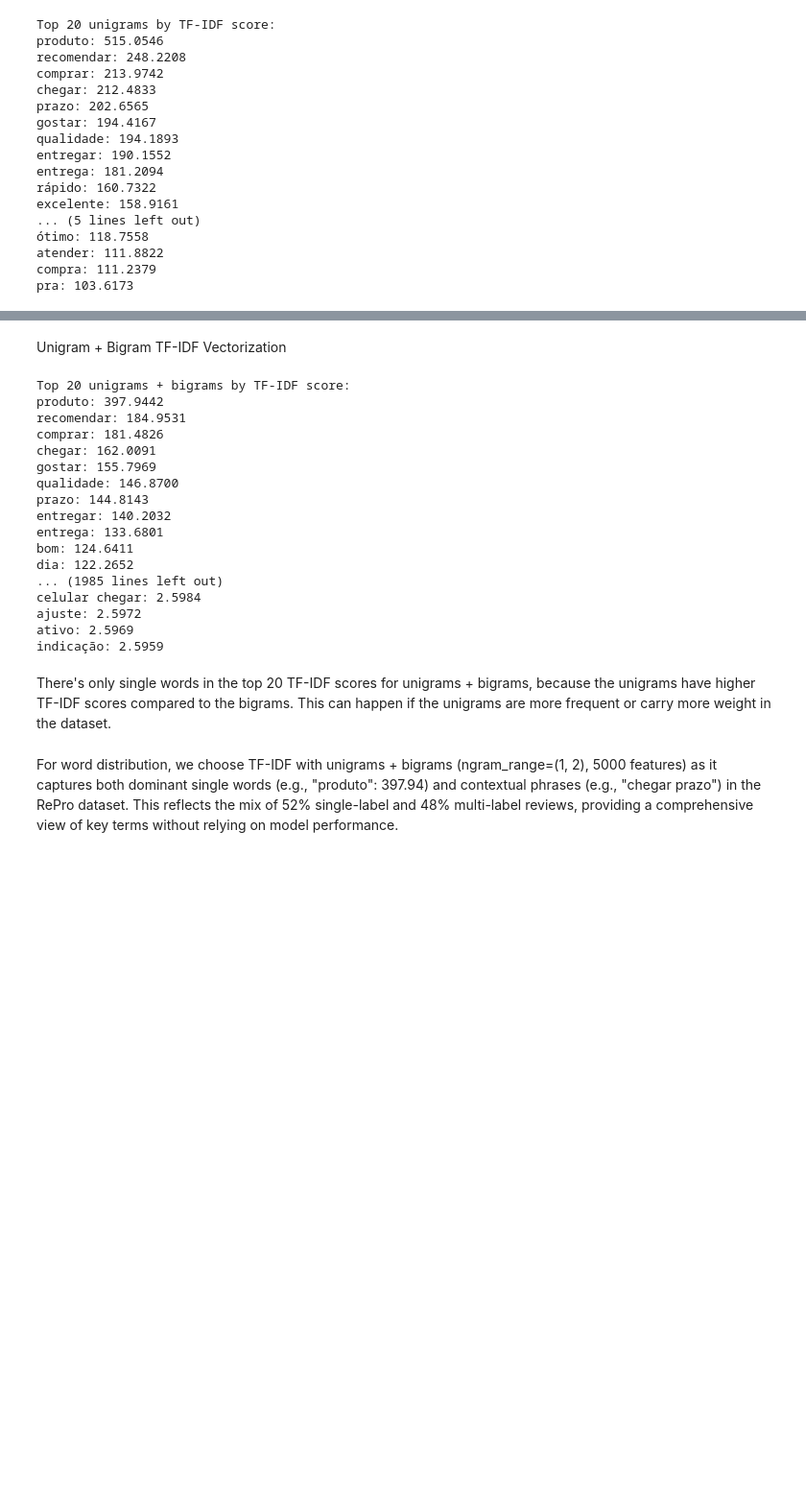
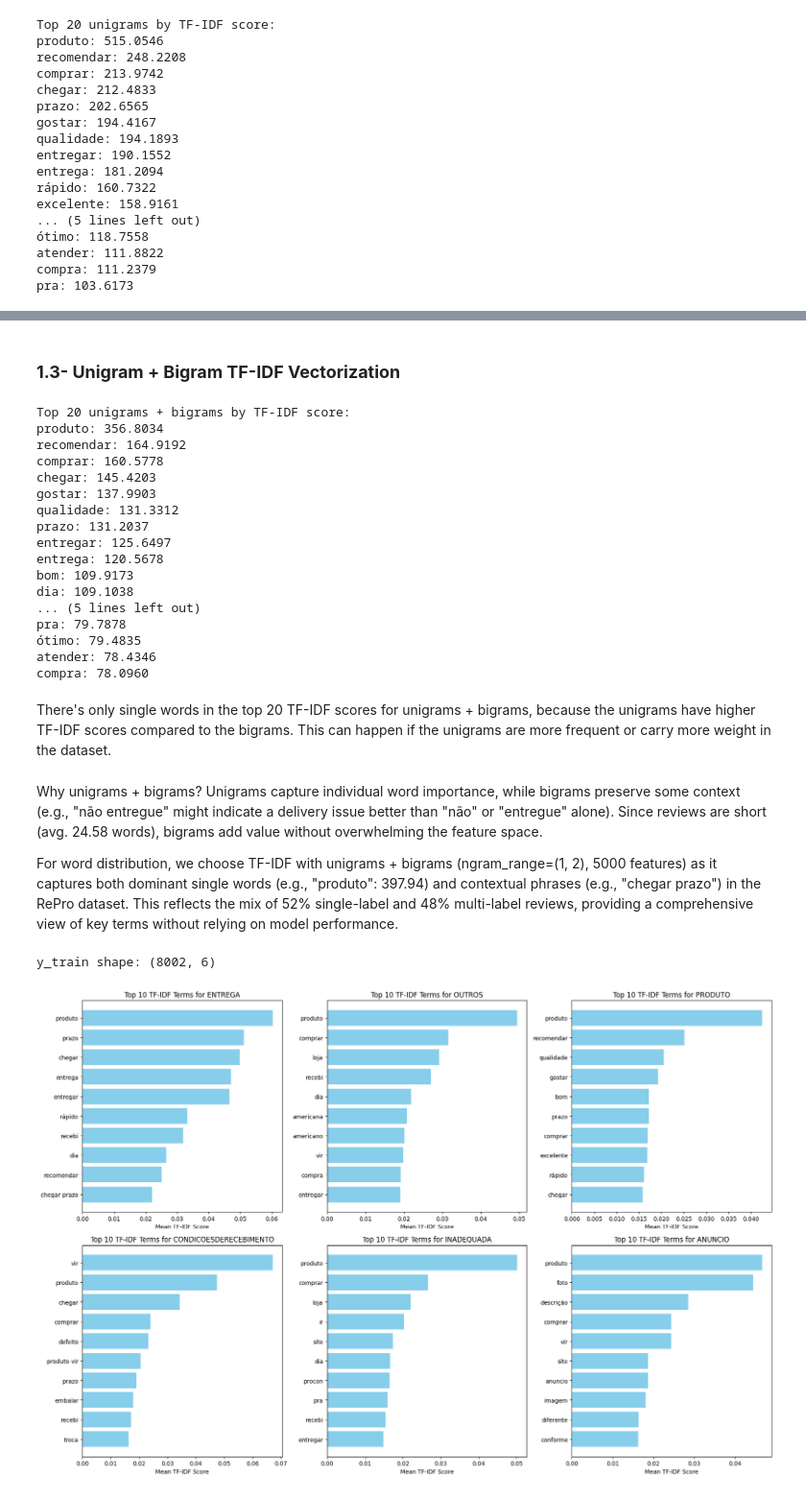
Before and after one commit to martapereira0/NLP-Text_Classification, a Jupyter notebook: main.ipynb, the cells around one changed output, grey strips where cells are left out. Shown at 96% size. Saved outputs shown, nothing was run; the diff lists cells and outputs as text; code cells hidden in the pictures; blank space fills up the shorter version.

```diff
--- a/main.ipynb
+++ b/main.ipynb
@@ -309,17 +415,17 @@ excelente produto: 44.2356
 # %% [markdown]
-Unigram + Bigram TF-IDF Vectorization
+### **1.3- Unigram + Bigram TF-IDF Vectorization**
 # %%
 from sklearn.feature_extraction.text import TfidfVectorizer
 import numpy as np
 
 # Define the TF-IDF vectorizer with unigrams and bigrams
-tfidf_bigram = TfidfVectorizer(max_features=5000, ngram_range=(1, 2))  # Unigrams + bigrams
+tfidf_bigram = TfidfVectorizer(ngram_range=(1, 2), min_df=2)  # Unigrams + bigrams, exclude terms appearing in fewer than 2 times in order to reduce the feature space
 
 # Fit and transform the training data
-X_train_tfidf_bi = tfidf_bigram.fit_transform(train_data['cleaned_reviews'])
+X_train_tfidf_bi = tfidf_bigram.fit_transform(train_data['lemmatized_reviews'])
 # Transform the validation and test data
-X_val_tfidf_bi = tfidf_bigram.transform(val_data['cleaned_reviews'])
-X_test_tfidf_bi = tfidf_bigram.transform(test_data['cleaned_reviews'])
+X_val_tfidf_bi = tfidf_bigram.transform(val_data['lemmatized_reviews'])
+X_test_tfidf_bi = tfidf_bigram.transform(test_data['lemmatized_reviews'])
 
 # Calculate the sum of TF-IDF scores for each feature (word/phrase)
 tfidf_scores_bi = np.asarray(X_train_tfidf_bi.sum(axis=0)).flatten()
@@ -332,28 +438,62 @@ sorted_words_bi = sorted(word_tfidf_scores_bi.items(), key=lambda x: x[1], rever
 
 # Print the top 20 unigrams and bigrams by TF-IDF score
 print("\nTop 20 unigrams + bigrams by TF-IDF score:")
-for word, score in sorted_words_bi[:2000]:
+for word, score in sorted_words_bi[:20]:
     print(f"{word}: {score:.4f}")
 # %% [output]
 Top 20 unigrams + bigrams by TF-IDF score:
-produto: 397.9442
-recomendar: 184.9531
-comprar: 181.4826
-chegar: 162.0091
-gostar: 155.7969
-qualidade: 146.8700
-prazo: 144.8143
-entregar: 140.2032
-entrega: 133.6801
-bom: 124.6411
-dia: 122.2652
-... (1985 lines left out)
-celular chegar: 2.5984
-ajuste: 2.5972
-ativo: 2.5969
-indicação: 2.5959
+produto: 356.8034
+recomendar: 164.9192
+comprar: 160.5778
+chegar: 145.4203
+gostar: 137.9903
+qualidade: 131.3312
+prazo: 131.2037
+entregar: 125.6497
+entrega: 120.5678
+bom: 109.9173
+dia: 109.1038
+... (5 lines left out)
+pra: 79.7878
+ótimo: 79.4835
+atender: 78.4346
+compra: 78.0960
 # %% [markdown]
 There's only single words in the top 20 TF-IDF scores for unigrams + bigrams, because the unigrams have higher TF-IDF scores compared to the bigrams. This can happen if the unigrams are more frequent or carry more weight in the dataset.
 # %% [markdown]
+Why unigrams + bigrams? Unigrams capture individual word importance, while bigrams preserve some context (e.g., "não entregue" might indicate a delivery issue better than "não" or "entregue" alone). Since reviews are short (avg. 24.58 words), bigrams add value without overwhelming the feature space.
+
 For word distribution, we choose TF-IDF with unigrams + bigrams (ngram_range=(1, 2), 5000 features) as it captures both dominant single words (e.g., "produto": 397.94) and contextual phrases (e.g., "chegar prazo") in the RePro dataset. This reflects the mix of 52% single-label and 48% multi-label reviews, providing a comprehensive view of key terms without relying on model performance.
+# %%
+label_names = ['ENTREGA', 'OUTROS', 'PRODUTO', 'CONDICOESDERECEBIMENTO', 'INADEQUADA', 'ANUNCIO']
+
+y_train = train_data[label_names].to_numpy()
+print("y_train shape:", y_train.shape)
+
+n_top = 10  # Number of top terms to show per label
+fig, axes = plt.subplots(2, 3, figsize=(18, 12))  # 2x3 grid for 6 labels
+axes = axes.flatten()
+
+for i, label in enumerate(label_names):
+    # Indices of reviews where this label is true (1)
+    label_indices = np.where(y_train[:, i] == 1)[0]
+    # Average TF-IDF scores for those reviews
+    label_tfidf = X_train_tfidf_bi[label_indices].mean(axis=0).A1  # Convert sparse to 1D array
+    # Get top N terms
+    top_indices = np.argsort(label_tfidf)[-n_top:][::-1]  # Sort descending
+    top_terms = feature_names_bi[top_indices]
+    top_scores = label_tfidf[top_indices]
+
+    # Step 5: Plot horizontal bar chart
+    axes[i].barh(top_terms, top_scores, color='skyblue')
+    axes[i].set_title(f'Top {n_top} TF-IDF Terms for {label}')
+    axes[i].set_xlabel('Mean TF-IDF Score')
+    axes[i].invert_yaxis()  # Highest score at top
+
+# Adjust layout and display
+plt.tight_layout()
+plt.show()
+# %% [output]
+y_train shape: (8002, 6)
+[figure, added]
 # %%
```
Also changed, not shown: parts of 40 cells of this notebook.
